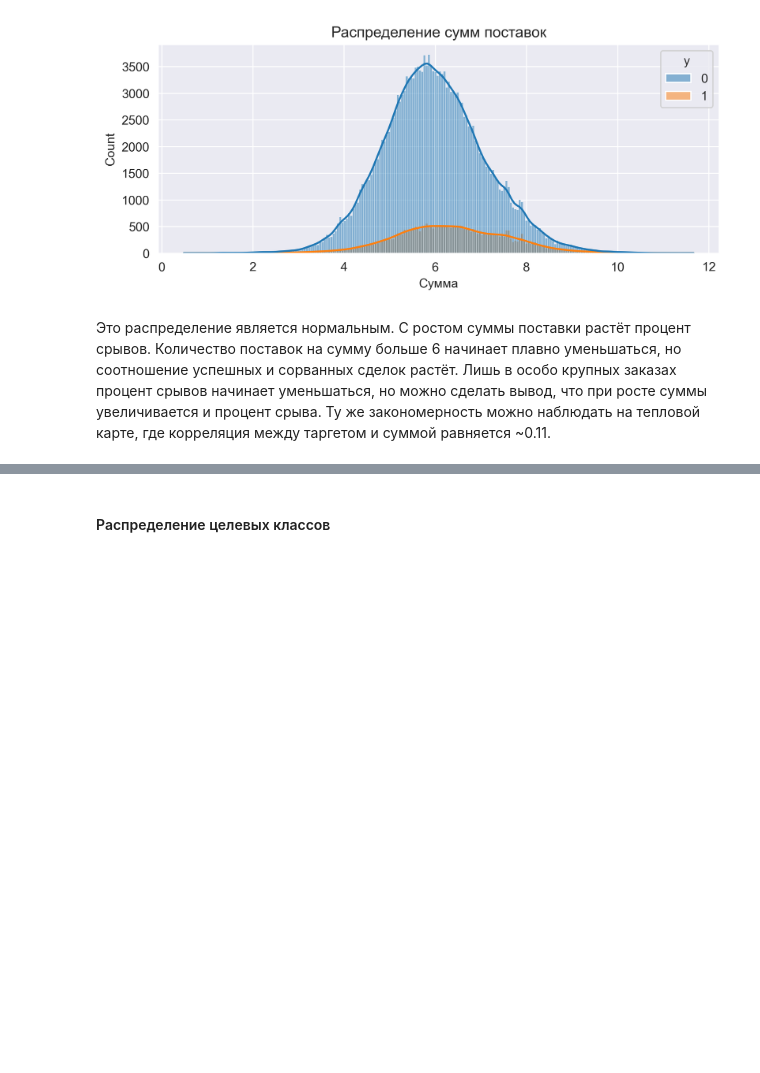
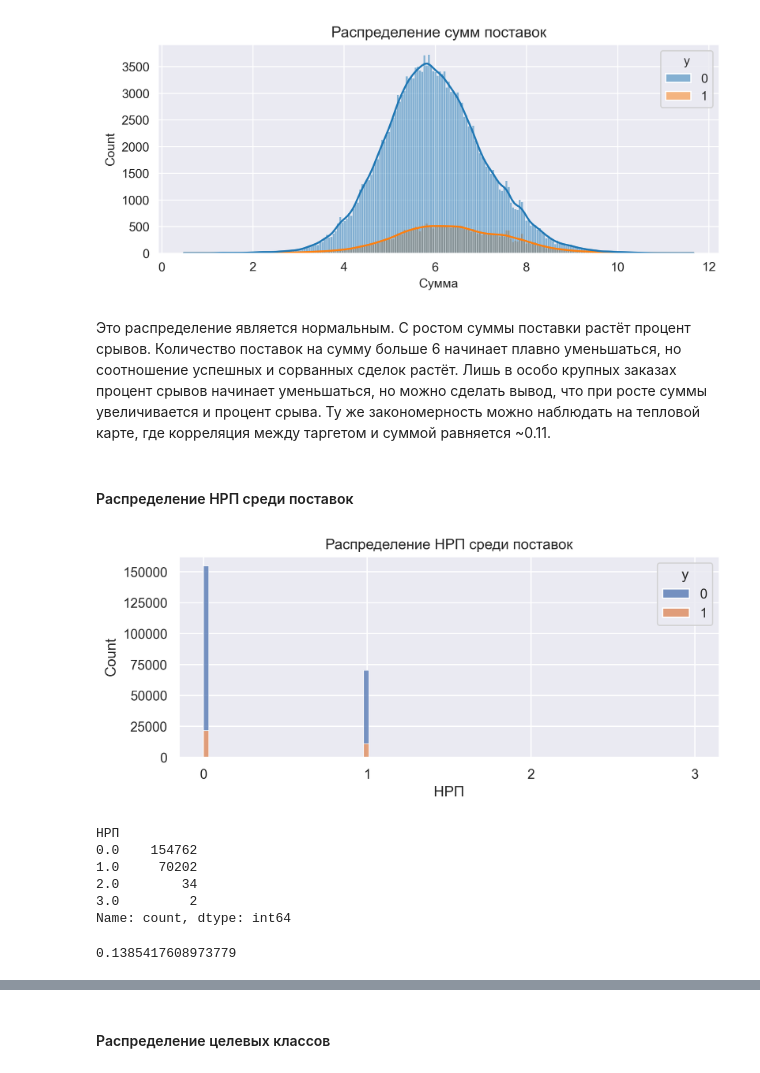
Before and after one commit to dead4an/AIIJC2023-manufacturing, a Jupyter notebook: main.ipynb, the cells around one changed output, grey strips where cells are left out. Saved outputs shown, nothing was run; the diff lists cells and outputs as text; code cells hidden in the pictures; blank space fills up the shorter version.

```diff
--- a/main.ipynb
+++ b/main.ipynb
@@ -157,3 +156,29 @@ plt.show()
 [figure]
 # %% [markdown]
 Это распределение является нормальным. С ростом суммы поставки растёт процент срывов. Количество поставок на сумму больше 6 начинает плавно уменьшаться, но соотношение успешных и сорванных сделок растёт. Лишь в особо крупных заказах процент срывов начинает уменьшаться, но можно сделать вывод, что при росте суммы увеличивается и процент срыва. Ту же закономерность можно наблюдать на тепловой карте, где корреляция между таргетом и суммой равняется ~0.11.
+# %% [markdown]
+#### Распределение НРП среди поставок
+# %%
+plt.figure(figsize=(8, 3), dpi=300)
+sns.histplot(data=train_df, x='НРП', hue='y', multiple='stack')
+plt.title('Распределение НРП среди поставок')
+plt.xticks([0, 1, 2, 3])
+plt.show()
+# %% [output]
+[figure, added]
+# %%
+train_df['НРП'].value_counts()
+# %% [output]
+НРП
+0.0    154762
+1.0     70202
+2.0        34
+3.0         2
+Name: count, dtype: int64
+# %%
+nrp1 = train_df[train_df['НРП'] == 1]
+nrp0 = train_df[train_df['НРП'] == 0]
+nrp0_0 = nrp0['y'].sum()
+nrp0_0 / nrp0['y'].count()
+# %% [output]
+0.1385417608973779
```
Also changed, not shown: parts of 15 cells of this notebook, 2 other files.
